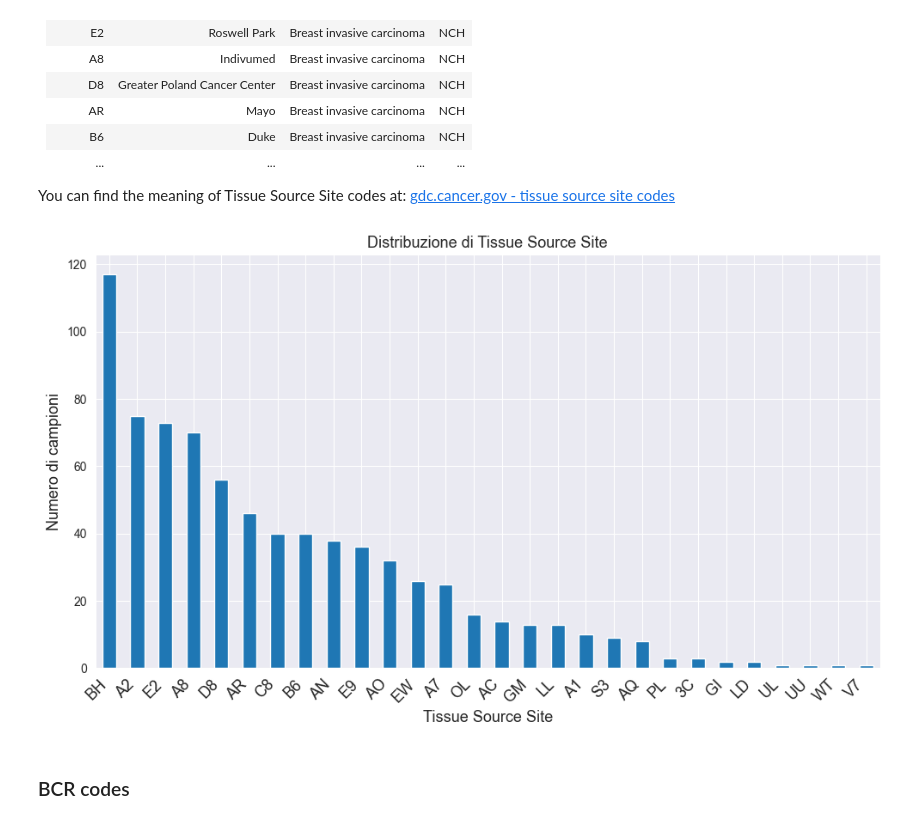
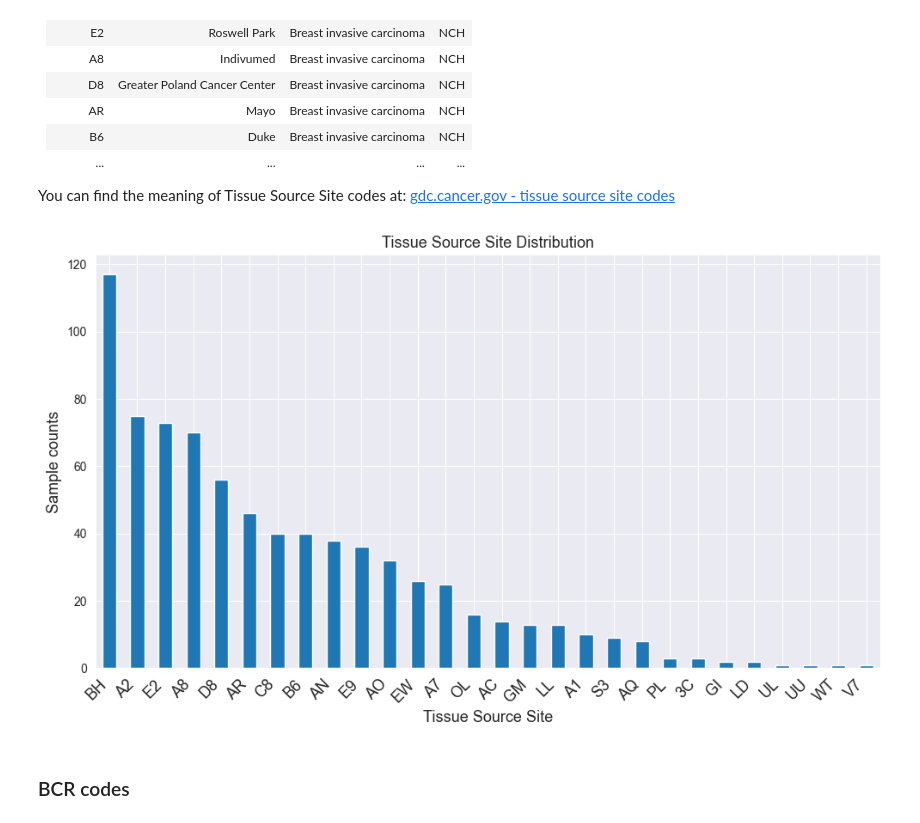
Before and after one commit to giorgiaBertacchini/miRNA_survival_analysis, a Jupyter notebook: notebooks/data_analysis/data_analysis_clinical.ipynb, the cells around one changed output. Drawn from its saved outputs; the diff is of its cells as text; code cells hidden in the pictures.

```diff
--- a/notebooks/data_analysis/data_analysis_clinical.ipynb
+++ b/notebooks/data_analysis/data_analysis_clinical.ipynb
@@ -583,16 +583,16 @@ You can find the meaning of Tissue Source Site codes at: [gdc.cancer.gov - tissu
 # %%
 counts = clinical_df['tissue_source_site'].value_counts()
 plt.figure(figsize=(10, 6))
 counts.plot(kind='bar')
 
-plt.title('Distribuzione di Tissue Source Site', fontsize=13)
+plt.title('Tissue Source Site Distribution', fontsize=13)
 plt.xlabel('Tissue Source Site', fontsize=13)
-plt.ylabel('Numero di campioni', fontsize=13)
+plt.ylabel('Sample counts', fontsize=13)
 plt.xticks(rotation=45, ha='right', fontsize=13)
 plt.tight_layout()
 plt.show()
 # %% [output]
-[figure, old version]
+[figure, new version]
 # %% [markdown]
 ### BCR codes
 # %%
```
Also changed, not shown: parts of 3 cells of this notebook, 6 other files.
